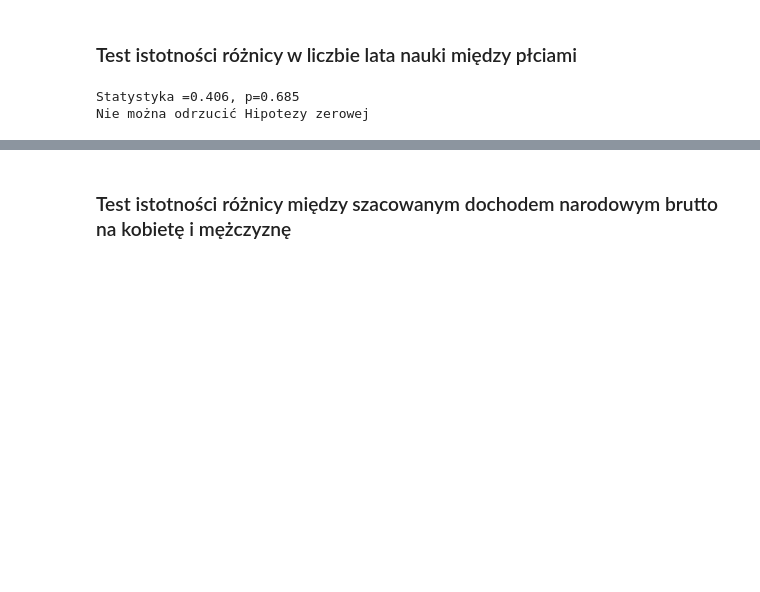
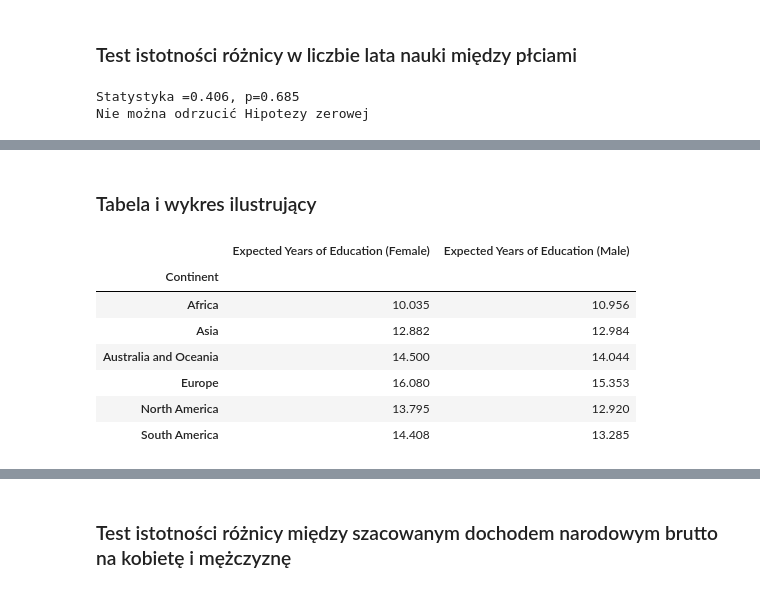
Before and after one commit to Johny198/analiza_danych, a Jupyter notebook: analiza.ipynb, the cells around one changed output, grey strips where cells are left out. Cells and saved outputs as stored; diff of their text form; code cells hidden in the pictures; blank space fills up the shorter version.

```diff
--- a/analiza.ipynb
+++ b/analiza.ipynb
@@ -346,0 +374,13 @@ Nie można odrzucić Hipotezy zerowej
+# %% [markdown]
+### Tabela i wykres ilustrujący
+# %%
+round(dane.groupby('Continent')[['Expected Years of Education (Female)','Expected Years of Education (Male)']].mean(),3)
+# %% [output]
+|  | Expected Years of Education (Female) | Expected Years of Education (Male) |
+| Continent |  |  |
+| Africa | 10.035 | 10.956 |
+| Asia | 12.882 | 12.984 |
+| Australia and Oceania | 14.500 | 14.044 |
+| Europe | 16.080 | 15.353 |
+| North America | 13.795 | 12.920 |
+| South America | 14.408 | 13.285 |
```
Also changed, not shown: parts of 26 cells of this notebook.
